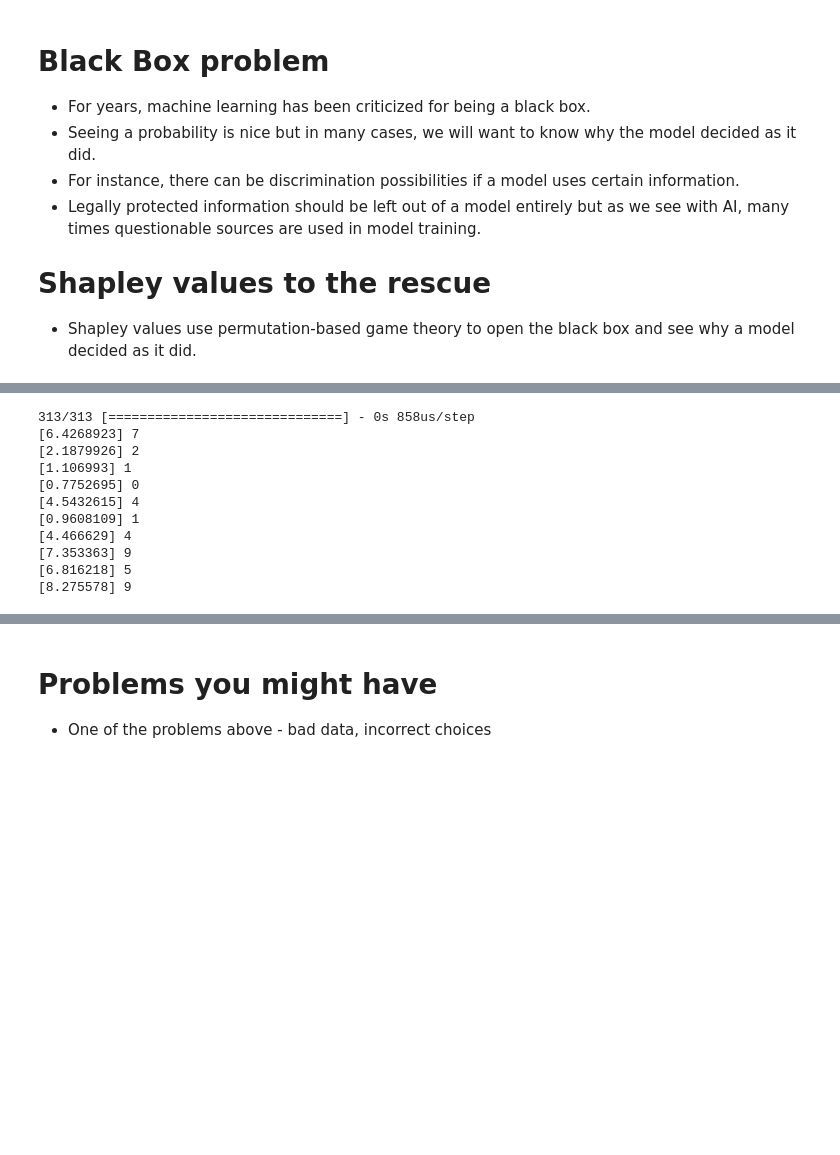
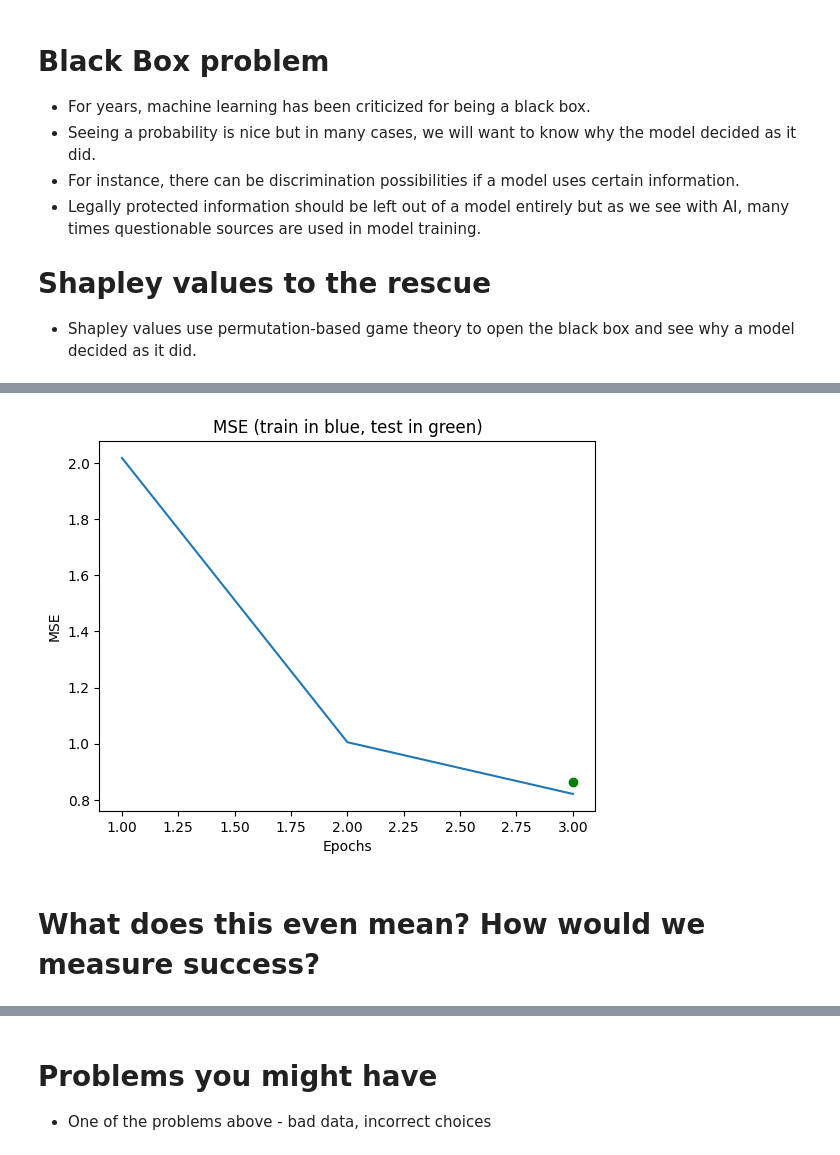
Before and after one commit to chpc-uofu/AIML_Intro, a Jupyter notebook: notebooks/ML_Mnist_2_withoutput.ipynb, the cells around one changed output, grey strips where cells are left out. Saved outputs shown, nothing was run; the diff lists cells and outputs as text; code cells hidden in the pictures; blank space fills up the shorter version.

Commit message:
New pictures, class questions, next in series

```diff
--- a/notebooks/ML_Mnist_2_withoutput.ipynb
+++ b/notebooks/ML_Mnist_2_withoutput.ipynb
@@ -303,7 +334,7 @@ print(model.predict(randomImg))
 model = keras.Sequential([
     keras.layers.Flatten(input_shape=train_images[0].shape), # MNIST images are 28 x 28, Tensorflow prefers 1-D of 784 (28 x 28)
     keras.layers.Dense(128, activation='relu'), # 128 is between 784 and 10.
-    keras.layers.Dense(1)                      # Before this was 10. Regression is only one number, not a series of categories.
+    keras.layers.Dense(This number intentionally left blank)   # Before this was 10. Regression is only one number, not a series of categories.
     #keras.layers.Softmax()                    # No softmax because no classification categories
 ])
 
@@ -311,5 +342,6 @@ model.compile(optimizer=keras.optimizers.Adam(learning_rate=0.001),
               loss=keras.losses.MeanSquaredError(), #SparseCategoricalCrossentropy(from_logits=False),
               metrics=[keras.metrics.MeanSquaredError()]) #SparseCategoricalAccuracy()])
 
-model.fit(train_images, train_labels, epochs=epochs)
+mseHistory = MSEHistory()
+model.fit(train_images, train_labels, epochs=epochs, callbacks=[mseHistory])
 # %% [output]
@@ -323,4 +349,11 @@ Epoch 3/3
 # %%
 test_loss, test_mse = model.evaluate(test_images, test_labels, verbose=2) # The tuple here are identical because regression
 print('\nTest MSE:', test_mse)
+#Plot accuracy and loss graphs
+plt.xlabel('Epochs')
+plt.plot(range(1, epochs + 1), mseHistory.mse)
+plt.plot([epochs], [test_mse], color='green', marker='o')
+plt.title('MSE (train in blue, test in green)')
+plt.ylabel('MSE')
+plt.show()
 # %% [output]
@@ -330,18 +363,3 @@ Test MSE: 0.8170532584190369
+[figure, added]
-# %%
-#What does this even mean? How would we measure success?
-
-predictions = model.predict(test_images)
-for i in range(10):
-    print(predictions[i], test_labels[i])
-# %% [output]
-313/313 [==============================] - 0s 858us/step
-[6.4268923] 7
-[2.1879926] 2
-[1.106993] 1
-[0.7752695] 0
-[4.5432615] 4
-[0.9608109] 1
-[4.466629] 4
-[7.353363] 9
-[6.816218] 5
-[8.275578] 9
+# %% [markdown]
+# What does this even mean? How would we measure success?
```
Also changed, not shown: parts of 23 cells of this notebook, 2 other files.
